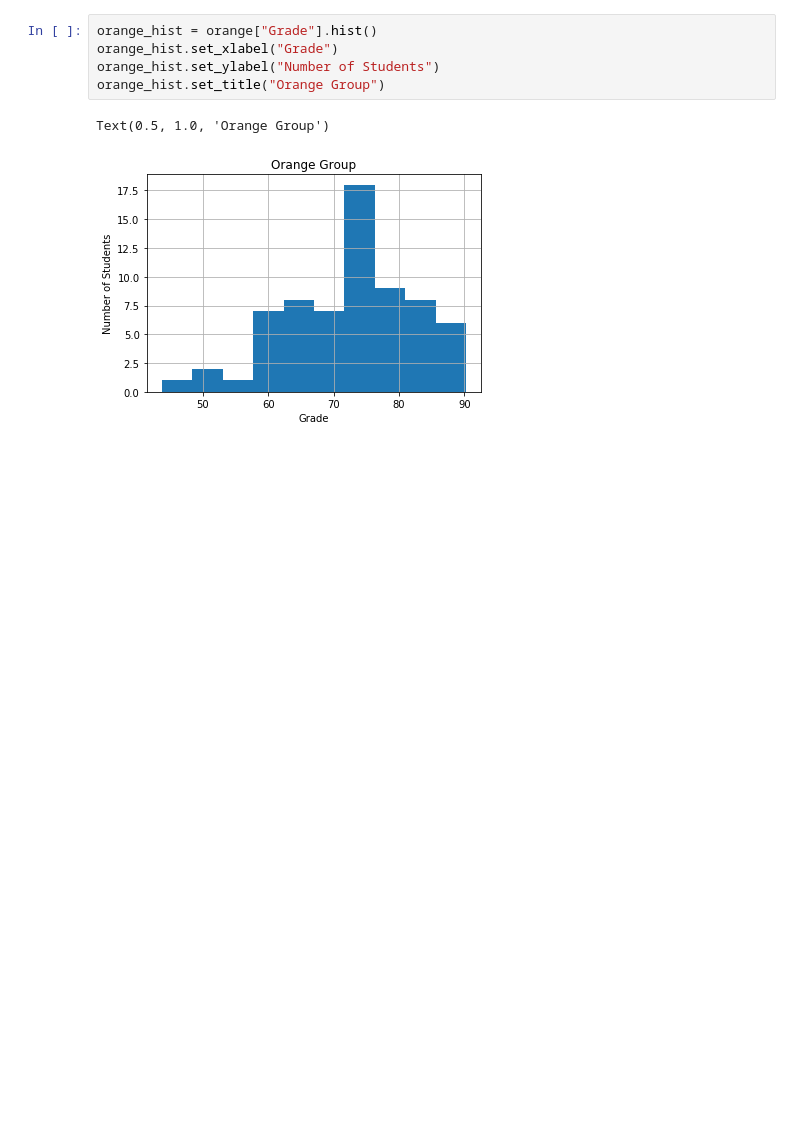
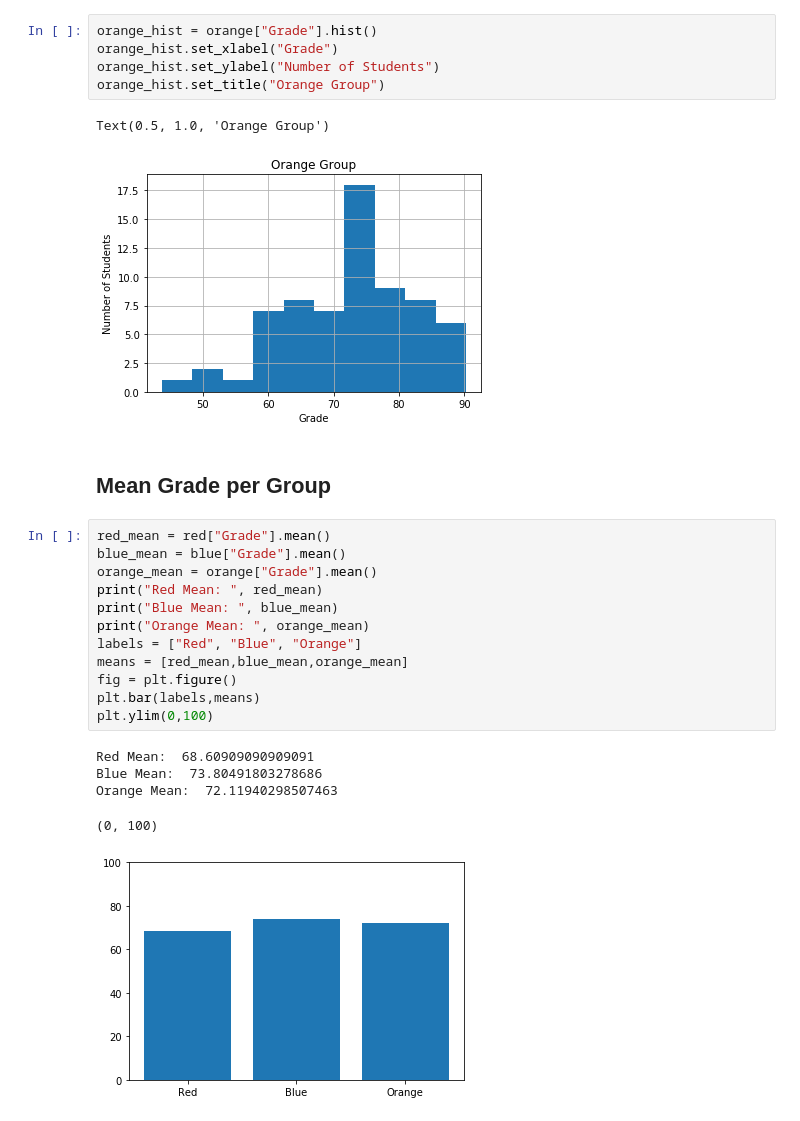
Before and after one commit to mjcarr458/367PreTest, a Jupyter notebook: SimpleGradeAnalysis.ipynb, the cells around one changed output. Saved outputs shown, nothing was run; the diff lists cells and outputs as text; blank space fills up the shorter version.

Commit message:
added average grade per group

```diff
--- a/SimpleGradeAnalysis.ipynb
+++ b/SimpleGradeAnalysis.ipynb
@@ -57,3 +57,23 @@ orange_hist.set_title("Orange Group")
 # %% [output]
 Text(0.5, 1.0, 'Orange Group')
 [figure]
+# %% [markdown]
+## Mean Grade per Group
+# %%
+red_mean = red["Grade"].mean()
+blue_mean = blue["Grade"].mean()
+orange_mean = orange["Grade"].mean()
+print("Red Mean: ", red_mean)
+print("Blue Mean: ", blue_mean)
+print("Orange Mean: ", orange_mean)
+labels = ["Red", "Blue", "Orange"]
+means = [red_mean,blue_mean,orange_mean]
+fig = plt.figure()
+plt.bar(labels,means)
+plt.ylim(0,100)
+# %% [output]
+Red Mean:  68.60909090909091
+Blue Mean:  73.80491803278686
+Orange Mean:  72.11940298507463
+(0, 100)
+[figure, added]
```
Also changed, not shown: parts of 1 cell of this notebook, 1 other file.
